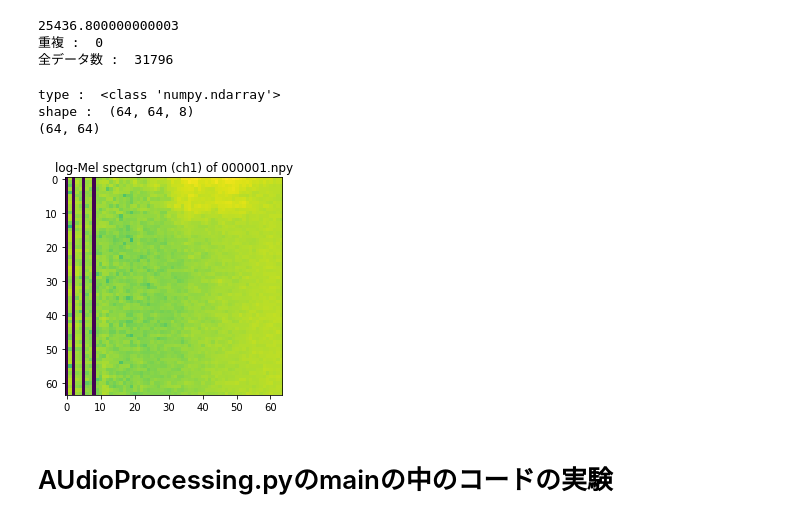
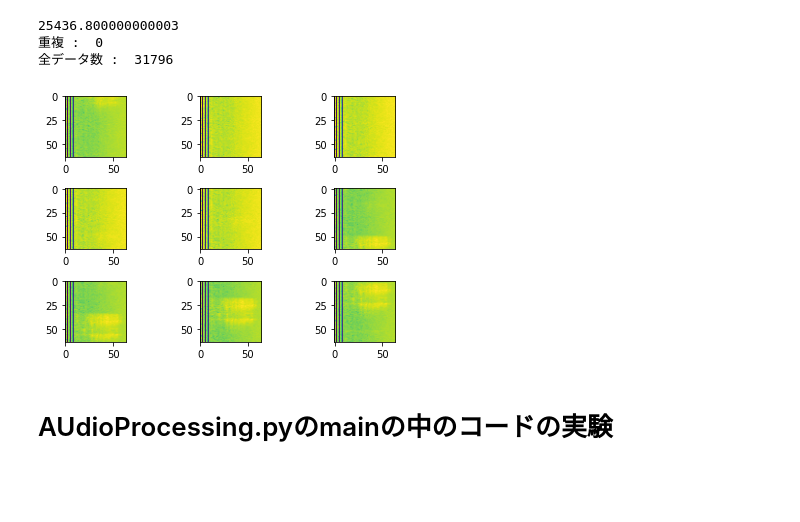
Before and after one commit to taku-mikan/ICPRchallenge2020, a Jupyter notebook: temp.ipynb, the cells around one changed output. Cells and saved outputs as stored; diff of their text form; code cells hidden in the pictures; blank space fills up the shorter version.

```diff
--- a/temp.ipynb
+++ b/temp.ipynb
@@ -161,28 +160,29 @@ print("全データ数 : ", len(train_indices)+len(val_indices))
 全データ数 :  31796
 # %%
 # mfccを読み込んでみる
+# plt.subplot2gridはこれ↓
+# https://stats.biopapyrus.jp/python/subplot2grid.html
 import numpy as np
 import matplotlib.pyplot as plt
 import soundfile as sf
 import librosa.display
 import scipy.io.wavfile
 
-mfcc = np.load("./data/audio/mfcc/000001.npy")
-print("type : ", type(mfcc))
-print("shape : ", mfcc.shape)
+for i in range(0, 9):
+    mfcc = np.load("./data/audio/mfcc/00000{}.npy".format(i+1))
+    # print("type : ", type(mfcc))
+    # print("shape : ", mfcc.shape)
 
-mfcc_ch1 = mfcc[:, :, 0]
-print(mfcc_ch1.shape)
-
-plt.title("log-Mel spectgrum (ch1) of 000001.npy")
-plt.imshow(mfcc_ch1)
-# plt.tick_params()
+    mfcc_ch1 = mfcc[:, :, 0]
+    # print(mfcc_ch1.shape)
+    plt.subplot2grid((3, 3), (i//3, i%3))
+    # plt.title("log-Mel spectgrum (ch1) of 00000{}.npy".format(i+1))
+    plt.imshow(mfcc_ch1)
+    # plt.tick_params()
+plt.tight_layout()
 plt.show()
 # %% [output]
-type :  <class 'numpy.ndarray'>
-shape :  (64, 64, 8)
-(64, 64)
-[figure, old version]
+[figure, new version]
 # %% [markdown]
 # AUdioProcessing.pyのmainの中のコードの実験
 # %%
```
Also changed, not shown: parts of 1 cell of this notebook, 3 other files.
